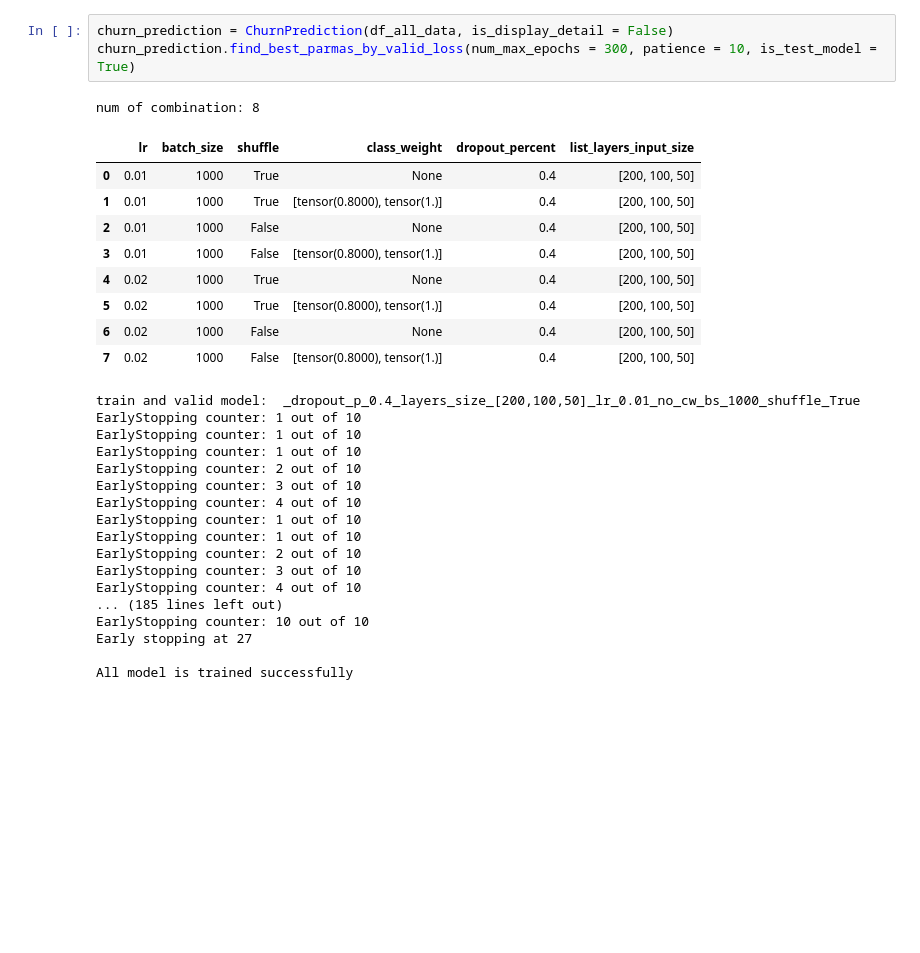
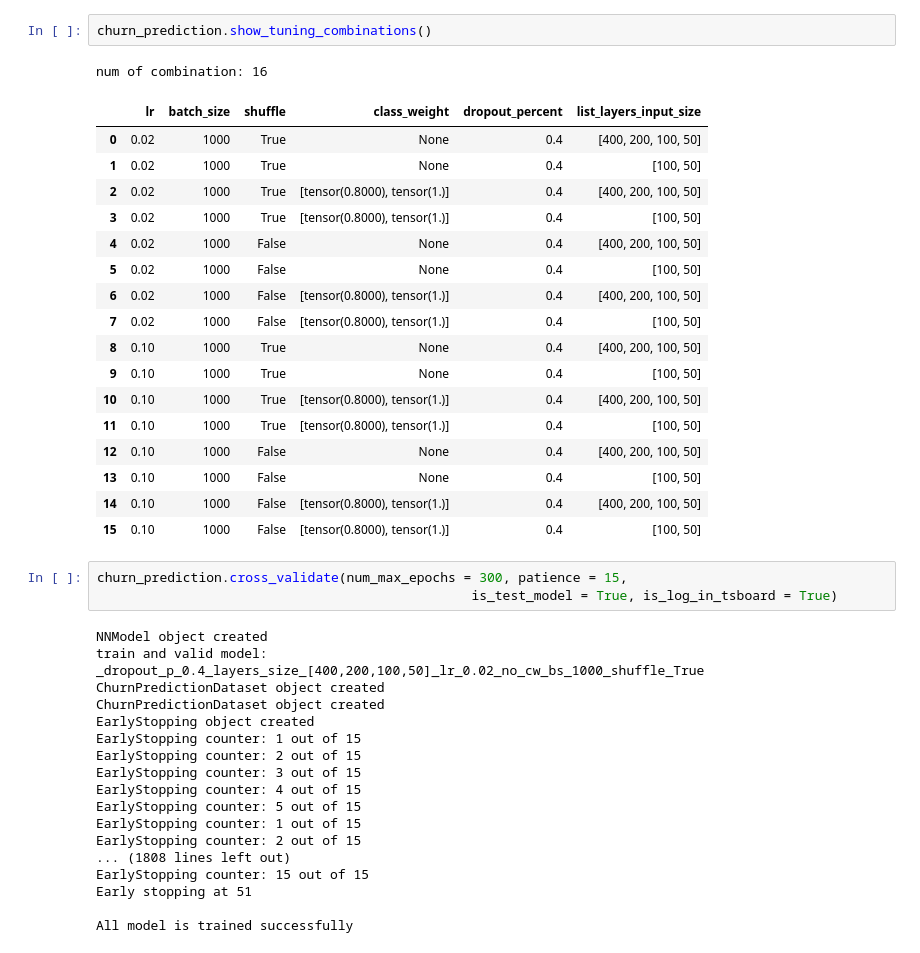
Before and after one commit to Auyin111/churn-prediction, a Jupyter notebook: churn prediction.ipynb, the cells around one changed output. Saved outputs shown, nothing was run; the diff lists cells and outputs as text; blank space fills up the shorter version.

Commit message:
use cv to find best parmas (use average validation loss to define a best model) edit dataloader design change to StratifiedKFold CV update README.md

```diff
--- a/churn prediction.ipynb
+++ b/churn prediction.ipynb
@@ -7,31 +17,42 @@ df_all_data = pd.read_csv('D:\data\churn_prediction//Churn_Modelling.csv')
+# %%
+churn_prediction.show_tuning_combinations()
+# %% [output]
+num of combination: 16
+|  | lr | batch_size | shuffle | class_weight | dropout_percent | list_layers_input_size |
+| 0 | 0.02 | 1000 | True | None | 0.4 | [400, 200, 100, 50] |
+| 1 | 0.02 | 1000 | True | None | 0.4 | [100, 50] |
+| 2 | 0.02 | 1000 | True | [tensor(0.8000), tensor(1.)] | 0.4 | [400, 200, 100, 50] |
+| 3 | 0.02 | 1000 | True | [tensor(0.8000), tensor(1.)] | 0.4 | [100, 50] |
+| 4 | 0.02 | 1000 | False | None | 0.4 | [400, 200, 100, 50] |
+| 5 | 0.02 | 1000 | False | None | 0.4 | [100, 50] |
+| 6 | 0.02 | 1000 | False | [tensor(0.8000), tensor(1.)] | 0.4 | [400, 200, 100, 50] |
+| 7 | 0.02 | 1000 | False | [tensor(0.8000), tensor(1.)] | 0.4 | [100, 50] |
+| 8 | 0.10 | 1000 | True | None | 0.4 | [400, 200, 100, 50] |
+| 9 | 0.10 | 1000 | True | None | 0.4 | [100, 50] |
+| 10 | 0.10 | 1000 | True | [tensor(0.8000), tensor(1.)] | 0.4 | [400, 200, 100, 50] |
+| 11 | 0.10 | 1000 | True | [tensor(0.8000), tensor(1.)] | 0.4 | [100, 50] |
+| 12 | 0.10 | 1000 | False | None | 0.4 | [400, 200, 100, 50] |
+| 13 | 0.10 | 1000 | False | None | 0.4 | [100, 50] |
+| 14 | 0.10 | 1000 | False | [tensor(0.8000), tensor(1.)] | 0.4 | [400, 200, 100, 50] |
+| 15 | 0.10 | 1000 | False | [tensor(0.8000), tensor(1.)] | 0.4 | [100, 50] |
 # %%
-churn_prediction = ChurnPrediction(df_all_data, is_display_detail = False)
-churn_prediction.find_best_parmas_by_valid_loss(num_max_epochs = 300, patience = 10, is_test_model = True)
+churn_prediction.cross_validate(num_max_epochs = 300, patience = 15,
+                                                is_test_model = True, is_log_in_tsboard = True)
 # %% [output]
-num of combination: 8
+NNModel object created
+train and valid model:  _dropout_p_0.4_layers_size_[400,200,100,50]_lr_0.02_no_cw_bs_1000_shuffle_True
+ChurnPredictionDataset object created
+ChurnPredictionDataset object created
+EarlyStopping object created
+EarlyStopping counter: 1 out of 15
+EarlyStopping counter: 2 out of 15
+EarlyStopping counter: 3 out of 15
+EarlyStopping counter: 4 out of 15
+EarlyStopping counter: 5 out of 15
+EarlyStopping counter: 1 out of 15
+EarlyStopping counter: 2 out of 15
+... (1808 lines left out)
+EarlyStopping counter: 15 out of 15
+Early stopping at 51
+
+All model is trained successfully
-|  | lr | batch_size | shuffle | class_weight | dropout_percent | list_layers_input_size |
-| 0 | 0.01 | 1000 | True | None | 0.4 | [200, 100, 50] |
-| 1 | 0.01 | 1000 | True | [tensor(0.8000), tensor(1.)] | 0.4 | [200, 100, 50] |
-| 2 | 0.01 | 1000 | False | None | 0.4 | [200, 100, 50] |
-| 3 | 0.01 | 1000 | False | [tensor(0.8000), tensor(1.)] | 0.4 | [200, 100, 50] |
-| 4 | 0.02 | 1000 | True | None | 0.4 | [200, 100, 50] |
-| 5 | 0.02 | 1000 | True | [tensor(0.8000), tensor(1.)] | 0.4 | [200, 100, 50] |
-| 6 | 0.02 | 1000 | False | None | 0.4 | [200, 100, 50] |
-| 7 | 0.02 | 1000 | False | [tensor(0.8000), tensor(1.)] | 0.4 | [200, 100, 50] |
-train and valid model:  _dropout_p_0.4_layers_size_[200,100,50]_lr_0.01_no_cw_bs_1000_shuffle_True
-EarlyStopping counter: 1 out of 10
-EarlyStopping counter: 1 out of 10
-EarlyStopping counter: 1 out of 10
-EarlyStopping counter: 2 out of 10
-EarlyStopping counter: 3 out of 10
-EarlyStopping counter: 4 out of 10
-EarlyStopping counter: 1 out of 10
-EarlyStopping counter: 1 out of 10
-EarlyStopping counter: 2 out of 10
-EarlyStopping counter: 3 out of 10
-EarlyStopping counter: 4 out of 10
-... (185 lines left out)
-EarlyStopping counter: 10 out of 10
-Early stopping at 27
-
-All model is trained successfully
```
Also changed, not shown: parts of 7 cells of this notebook, 17 other files.
